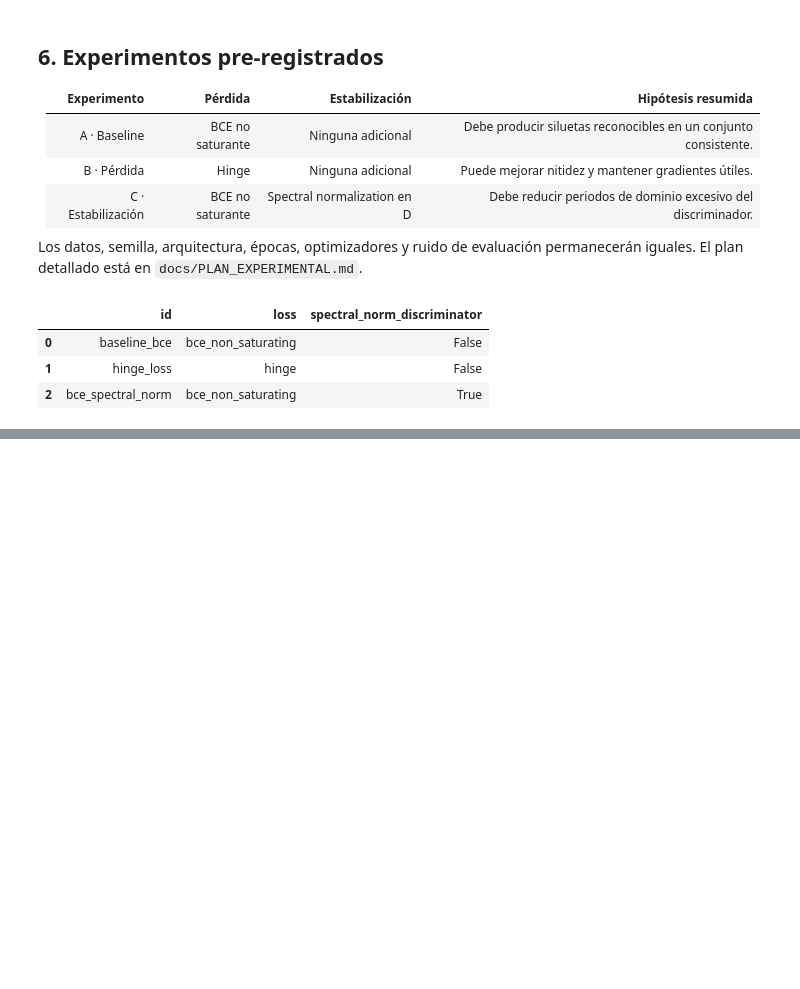
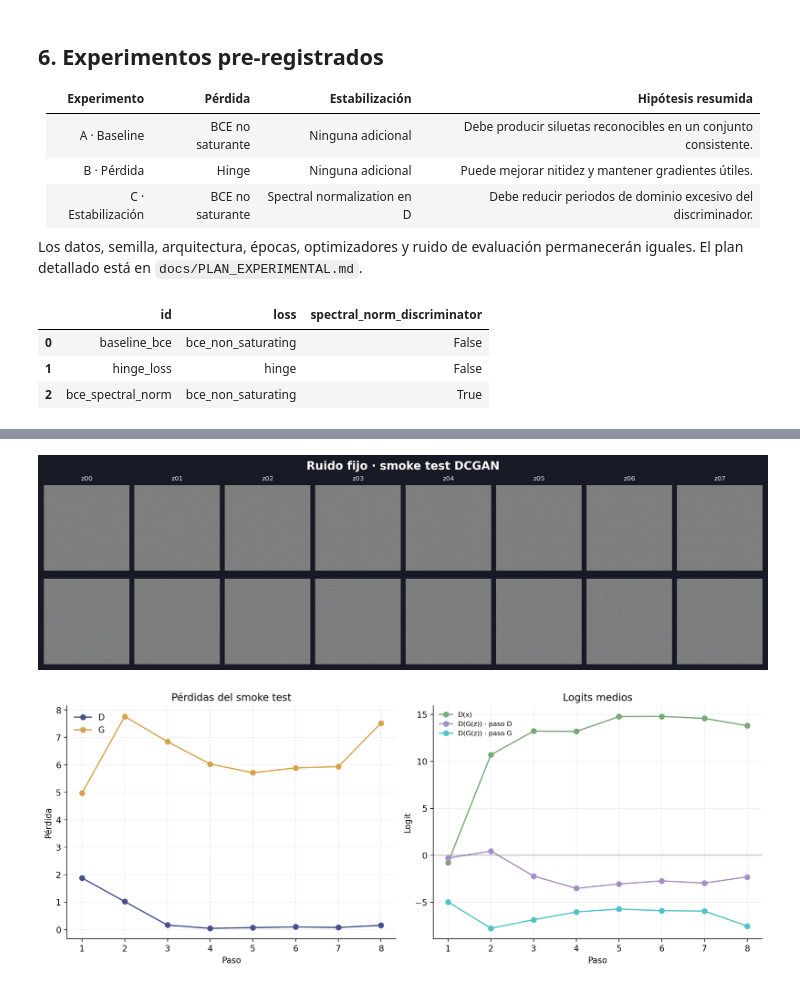
Before and after one commit to DanielBarillasM/Proyecto-2_Grupo-1_DLYSI_Sec-30, a Jupyter notebook: notebooks/01_proyecto_gan.ipynb, the cells around one changed output, grey strips where cells are left out. Drawn from its saved outputs; the diff is of its cells as text; code cells hidden in the pictures; blank space fills up the shorter version.

```diff
--- a/notebooks/01_proyecto_gan.ipynb
+++ b/notebooks/01_proyecto_gan.ipynb
@@ -276,0 +372,6 @@ experimentos
+# %%
+display(IPyImage(filename=str(ROOT / "artifacts" / "smoke_test" / "fixed_noise_comparison.png"), width=1100))
+display(IPyImage(filename=str(ROOT / "artifacts" / "smoke_test" / "smoke_training_curves.png"), width=1050))
+# %% [output]
+[figure, added]
+[figure, added]
```
Also changed, not shown: parts of 9 cells of this notebook, 13 other files.
